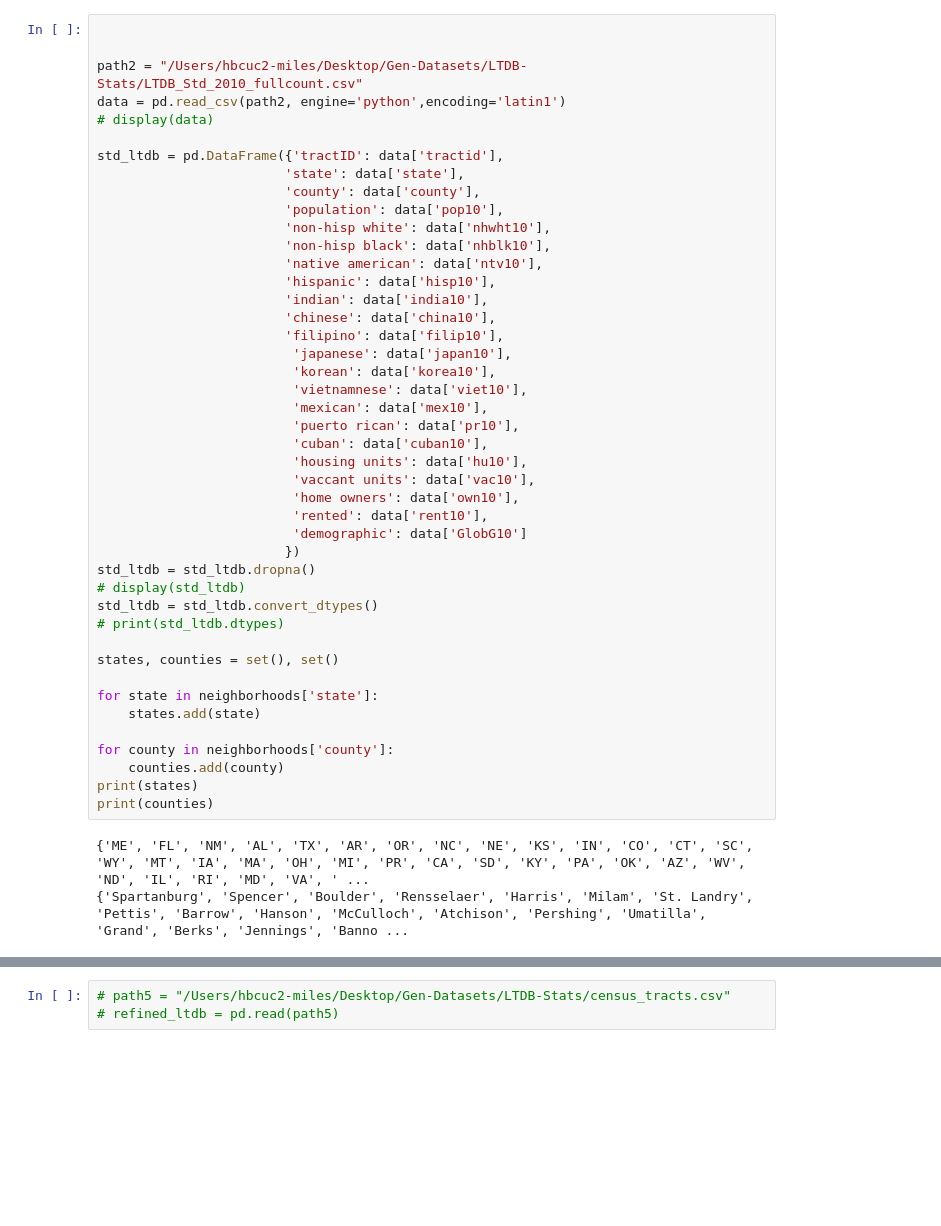
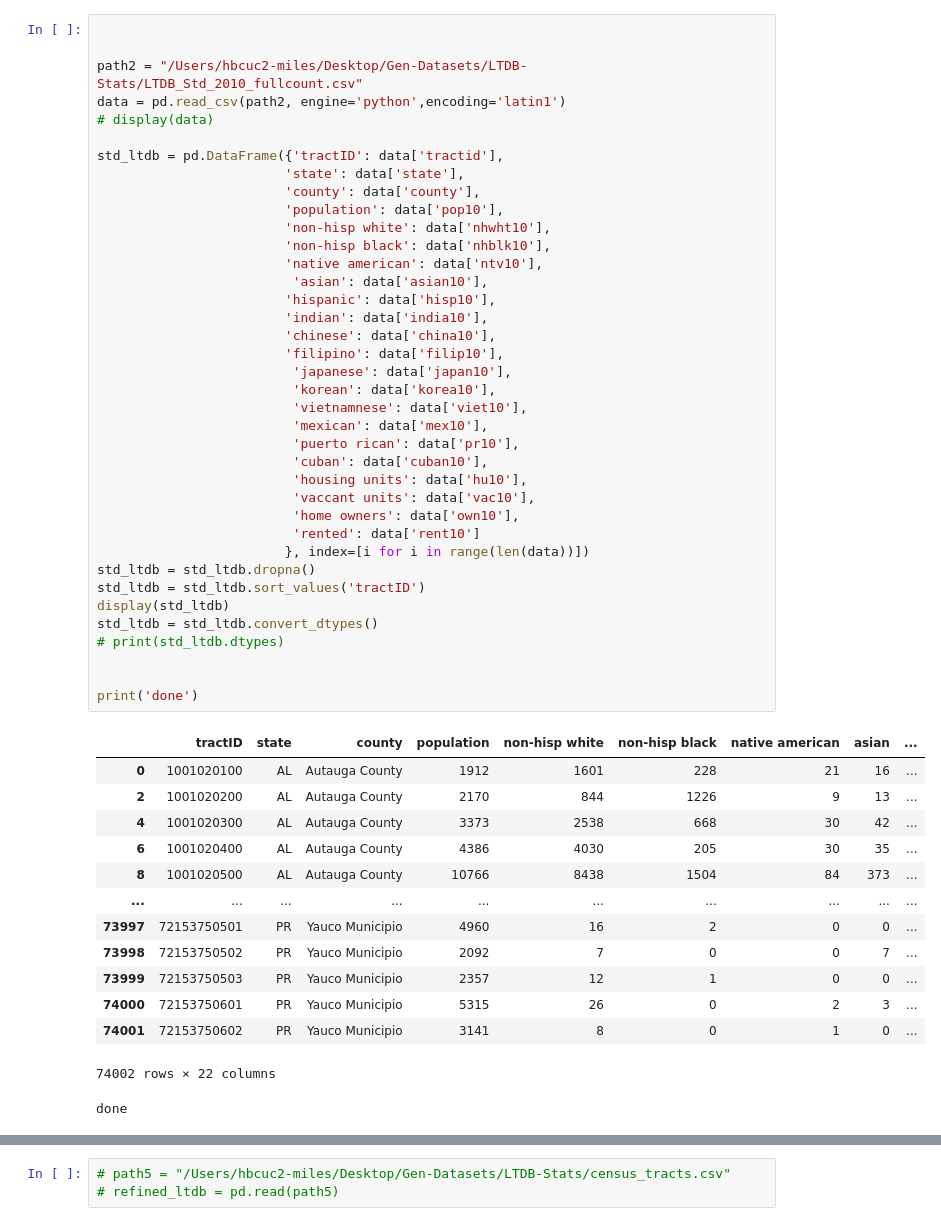
Before and after one commit to IndigoJones02/Uprooted, a Jupyter notebook: Untitled.ipynb, the cells around one changed output, grey strips where cells are left out. Drawn from its saved outputs; the diff is of its cells as text; blank space fills up the shorter version.

```diff
--- a/Untitled.ipynb
+++ b/Untitled.ipynb
@@ -40,44 +43,50 @@ import csv
 path2 = "/Users/hbcuc2-miles/Desktop/Gen-Datasets/LTDB-Stats/LTDB_Std_2010_fullcount.csv"
 data = pd.read_csv(path2, engine='python',encoding='latin1')
 # display(data)
 
 std_ltdb = pd.DataFrame({'tractID': data['tractid'],
                         'state': data['state'],
                         'county': data['county'],
                         'population': data['pop10'],
                         'non-hisp white': data['nhwht10'],
                         'non-hisp black': data['nhblk10'],
                         'native american': data['ntv10'],
+                         'asian': data['asian10'],
                         'hispanic': data['hisp10'],
                         'indian': data['india10'],
                         'chinese': data['china10'],
                         'filipino': data['filip10'],
                          'japanese': data['japan10'],
                          'korean': data['korea10'],
                          'vietnamnese': data['viet10'],
                          'mexican': data['mex10'],
                          'puerto rican': data['pr10'],
                          'cuban': data['cuban10'],
                          'housing units': data['hu10'],
                          'vaccant units': data['vac10'],
                          'home owners': data['own10'],
-                         'rented': data['rent10'],
-                         'demographic': data['GlobG10']
-                        })
+                         'rented': data['rent10']
+                        }, index=[i for i in range(len(data))])
 std_ltdb = std_ltdb.dropna()
-# display(std_ltdb)
+std_ltdb = std_ltdb.sort_values('tractID')
+display(std_ltdb)
 std_ltdb = std_ltdb.convert_dtypes()
 # print(std_ltdb.dtypes)
 
-states, counties = set(), set()
 
-for state in neighborhoods['state']:
-    states.add(state)
-
-for county in neighborhoods['county']:
-    counties.add(county)
-print(states)
-print(counties)
+print('done')
 # %% [output]
+|  | tractID | state | county | population | non-hisp white | non-hisp black | native american | asian | ... |
+| 0 | 1001020100 | AL | Autauga County | 1912 | 1601 | 228 | 21 | 16 | ... |
+| 2 | 1001020200 | AL | Autauga County | 2170 | 844 | 1226 | 9 | 13 | ... |
+| 4 | 1001020300 | AL | Autauga County | 3373 | 2538 | 668 | 30 | 42 | ... |
+| 6 | 1001020400 | AL | Autauga County | 4386 | 4030 | 205 | 30 | 35 | ... |
+| 8 | 1001020500 | AL | Autauga County | 10766 | 8438 | 1504 | 84 | 373 | ... |
+| ... | ... | ... | ... | ... | ... | ... | ... | ... | ... |
+| 73997 | 72153750501 | PR | Yauco Municipio | 4960 | 16 | 2 | 0 | 0 | ... |
+| 73998 | 72153750502 | PR | Yauco Municipio | 2092 | 7 | 0 | 0 | 7 | ... |
+| 73999 | 72153750503 | PR | Yauco Municipio | 2357 | 12 | 1 | 0 | 0 | ... |
+| 74000 | 72153750601 | PR | Yauco Municipio | 5315 | 26 | 0 | 2 | 3 | ... |
+| 74001 | 72153750602 | PR | Yauco Municipio | 3141 | 8 | 0 | 1 | 0 | ... |
-{'ME', 'FL', 'NM', 'AL', 'TX', 'AR', 'OR', 'NC', 'NE', 'KS', 'IN', 'CO', 'CT', 'SC', 'WY', 'MT', 'IA', 'MA', 'OH', 'MI', 'PR', 'CA', 'SD', 'KY', 'PA', 'OK', 'AZ', 'WV', 'ND', 'IL', 'RI', 'MD', 'VA', ' ...
-{'Spartanburg', 'Spencer', 'Boulder', 'Rensselaer', 'Harris', 'Milam', 'St. Landry', 'Pettis', 'Barrow', 'Hanson', 'McCulloch', 'Atchison', 'Pershing', 'Umatilla', 'Grand', 'Berks', 'Jennings', 'Banno ...
+74002 rows × 22 columns
+done
```
Also changed, not shown: parts of 25 cells of this notebook.
